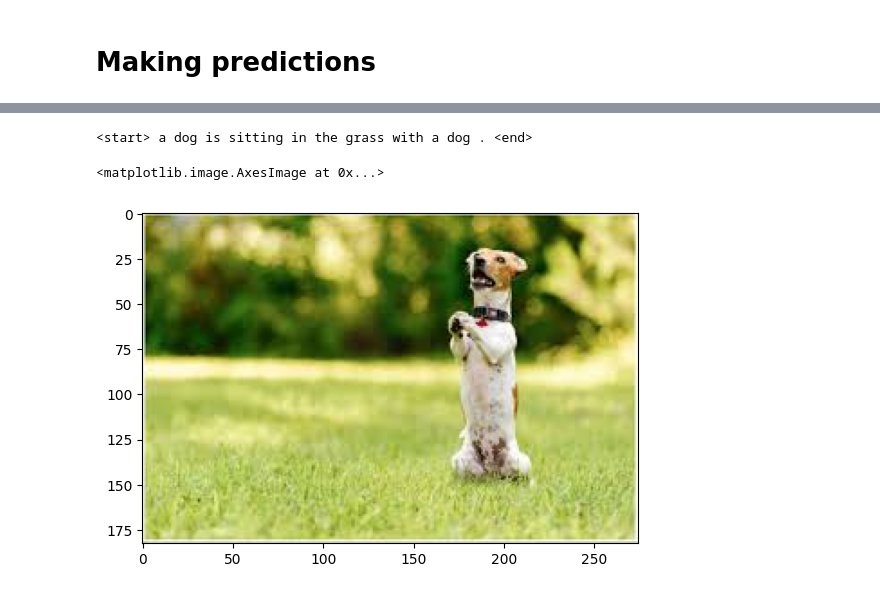
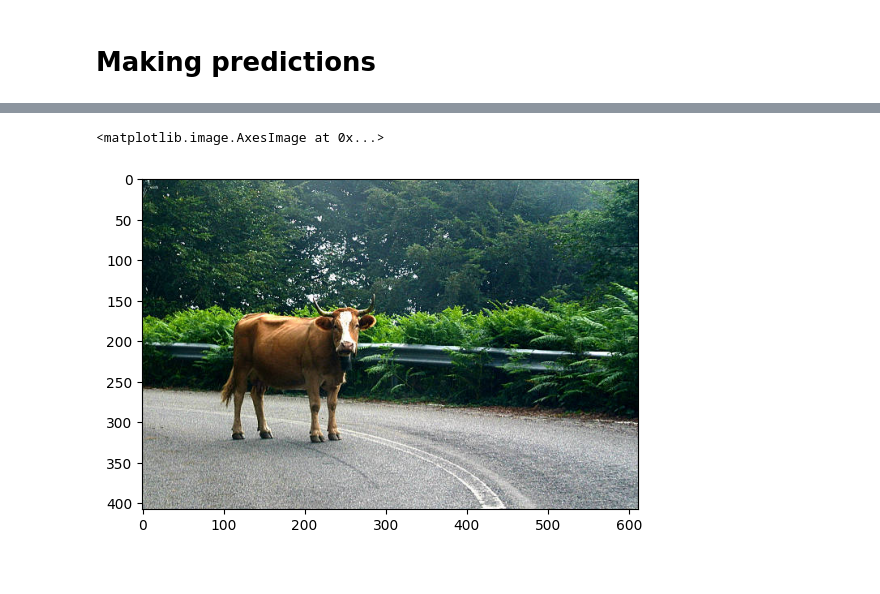
Before and after one commit to Abdulmateen7827/Image-Captioning, a Jupyter notebook: Notebook/Image_captioning.ipynb, the cells around one changed output, grey strips where cells are left out. Saved outputs shown, nothing was run; the diff lists cells and outputs as text; code cells hidden in the pictures.

```diff
--- a/Notebook/Image_captioning.ipynb
+++ b/Notebook/Image_captioning.ipynb
@@ -328,10 +334,10 @@ We use resnet34 architecture from the Pytorch models repository
 # %%
 class CNNModel(nn.Module):
     def __init__(self, embedding_size):
-        """Load the pretrained ResNet-34 and replace top fully connected layer."""
+        """Load the pretrained ResNet-152 and replace top fc layer."""
         super(CNNModel, self).__init__()
         resnet = models.resnet34(weights=True)
-        module_list = list(resnet.children())[:-1]# delete the last fc layer.
+        module_list = list(resnet.children())[:-1]      # delete the last fc layer.
         self.resnet_module = nn.Sequential(*module_list)
         self.linear_layer = nn.Linear(resnet.fc.in_features, embedding_size)
         self.batch_norm = nn.BatchNorm1d(embedding_size, momentum=0.01)
@@ -571,7 +736,7 @@ Epoch [4/5], Step [3230/3236], Loss: 1.8860, Perplexity: 6.5932
 # %% [markdown]
 # Making predictions
 # %%
-image_file_path = '/content/images (1).jpeg'
+image_file_path = '/content/a cow road.jpg'
 
 
 # Device configuration
@@ -596,7 +761,7 @@ transform = transforms.Compose([
 
 
 # Load vocabulary wrapper
-with open('/content/vocabulary.pkl', 'rb') as f:
+with open('/content/data_dir/vocabulary.pkl', 'rb') as f:
     vocabulary = pickle.load(f)
 
 
@@ -607,9 +772,11 @@ encoder_model = encoder_model.to(device)
 decoder_model = decoder_model.to(device)
 
 
-# Load the trained model parameters
-encoder_model.load_state_dict(torch.load('/content/encoder-9-200.ckpt', map_location=torch.device('cpu')))
-decoder_model.load_state_dict(torch.load('/content/decoder-9-200.ckpt', map_location=torch.device('cpu')))
+# Load the trained model parameters from the best checkpoint
+checkpoint = torch.load('models_dir/best_model.ckpt', map_location=device)
+encoder_model.load_state_dict(checkpoint['encoder_state_dict'])
+decoder_model.load_state_dict(checkpoint['decoder_state_dict'])
+print(f"Loaded model from epoch {checkpoint['epoch']} with validation loss: {checkpoint['val_loss']:.4f}")
 
 
 # Prepare an image
@@ -620,7 +787,7 @@ img_tensor = img.to(device)
 # Generate an caption from the image
 feat = encoder_model(img_tensor)
 sampled_indices = decoder_model.sample(feat)
-sampled_indices = sampled_indices[0].cpu().numpy()  # (1, max_seq_length) -> (max_seq_length)
+sampled_indices = sampled_indices[0].cpu().numpy()          # (1, max_seq_length) -> (max_seq_length)
 
 
 # Convert word_ids to words
@@ -642,3 +810,2 @@ Downloading: "https://download.pytorch.org/models/resnet34-b627a593.pth" to /roo
-<start> a dog is sitting in the grass with a dog . <end>
+<matplotlib.image.AxesImage at 0x...>
-<matplotlib.image.AxesImage at 0x...>
-[figure, old version]
+[figure, new version]
```
Also changed, not shown: parts of 12 cells of this notebook, 2 other files.
